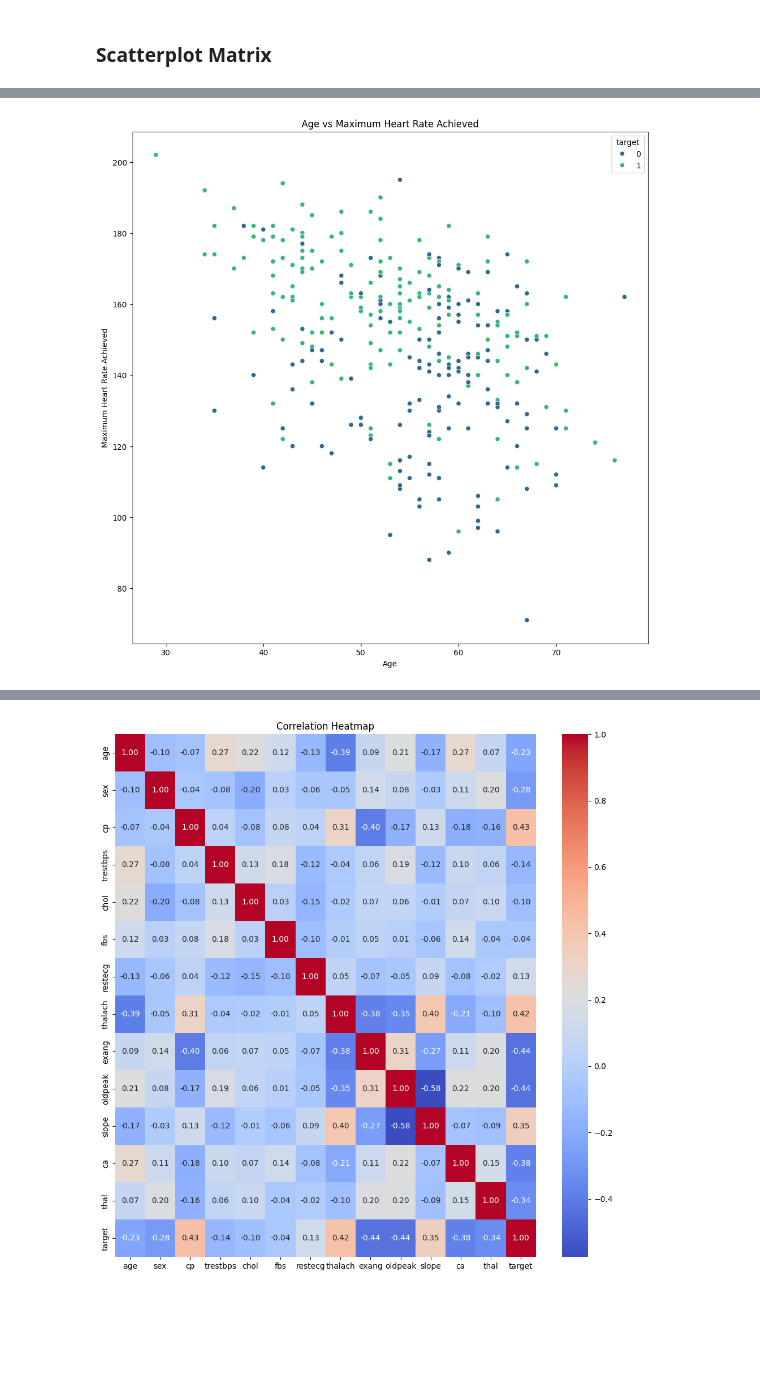
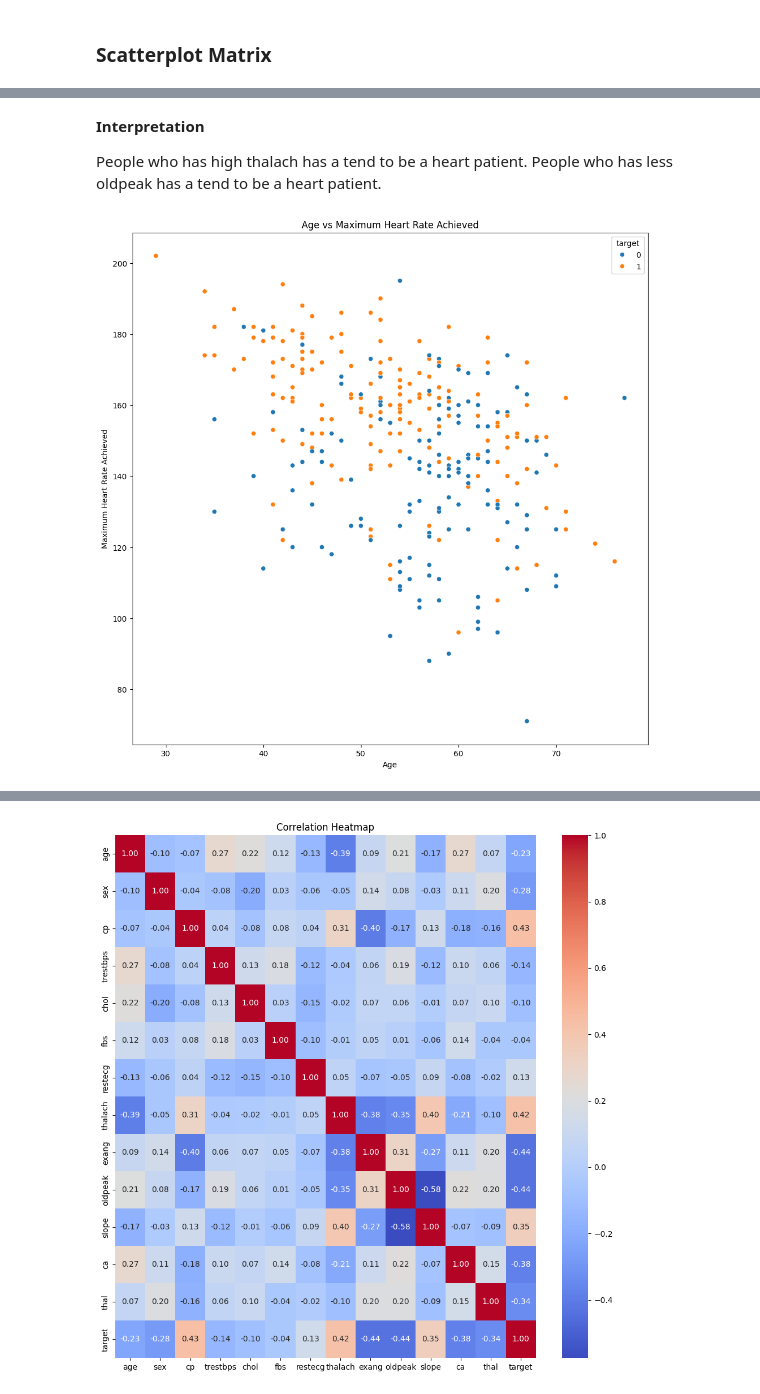
Before and after one commit to ywchanna2001/Computational-Stat, a Jupyter notebook: Take-Home Assignment/215518X.ipynb, the cells around one changed output, grey strips where cells are left out. Cells and saved outputs as stored; diff of their text form; code cells hidden in the pictures; blank space fills up the shorter version.

```diff
--- a/Take-Home Assignment/215518X.ipynb
+++ b/Take-Home Assignment/215518X.ipynb
@@ -95,10 +106,15 @@ plt.show()
+# %% [markdown]
+**Interpretation**
+
+People who has high thalach has a tend to be a heart patient.
+People who has less oldpeak has a tend to be a heart patient.
 # %%
 # Scatter plot for age vs maximum heart rate achieved, colored by target
 plt.figure(figsize=(12, 12))
-sns.scatterplot(data=data, x='age', y='thalach', hue='target', palette='viridis')
+sns.scatterplot(data=data, x='age', y='thalach', hue='target')
 plt.title('Age vs Maximum Heart Rate Achieved')
 plt.xlabel('Age')
 plt.ylabel('Maximum Heart Rate Achieved')
 plt.show()
 # %% [output]
-[figure, old version]
+[figure, new version]
```
Also changed, not shown: parts of 7 cells of this notebook.
